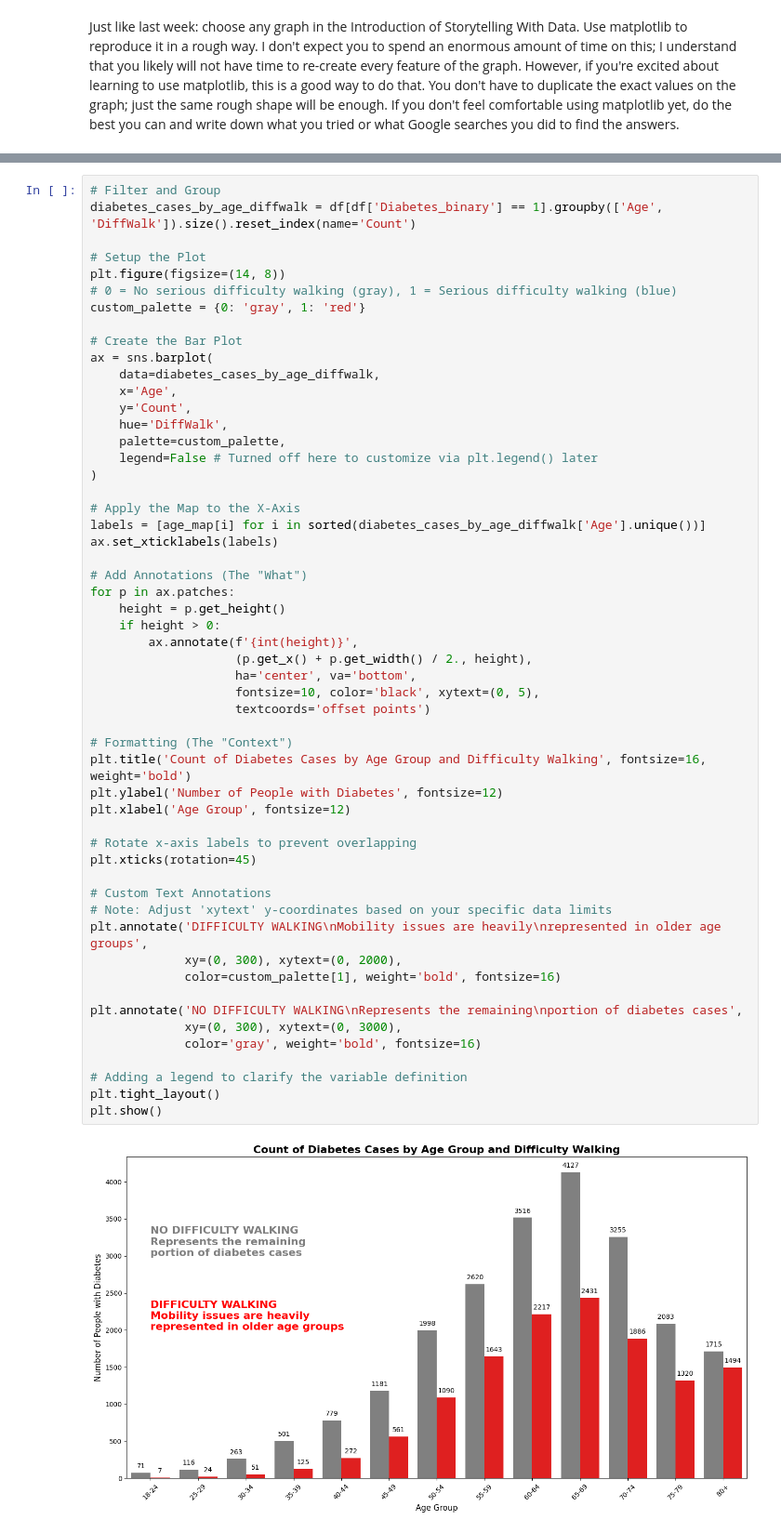
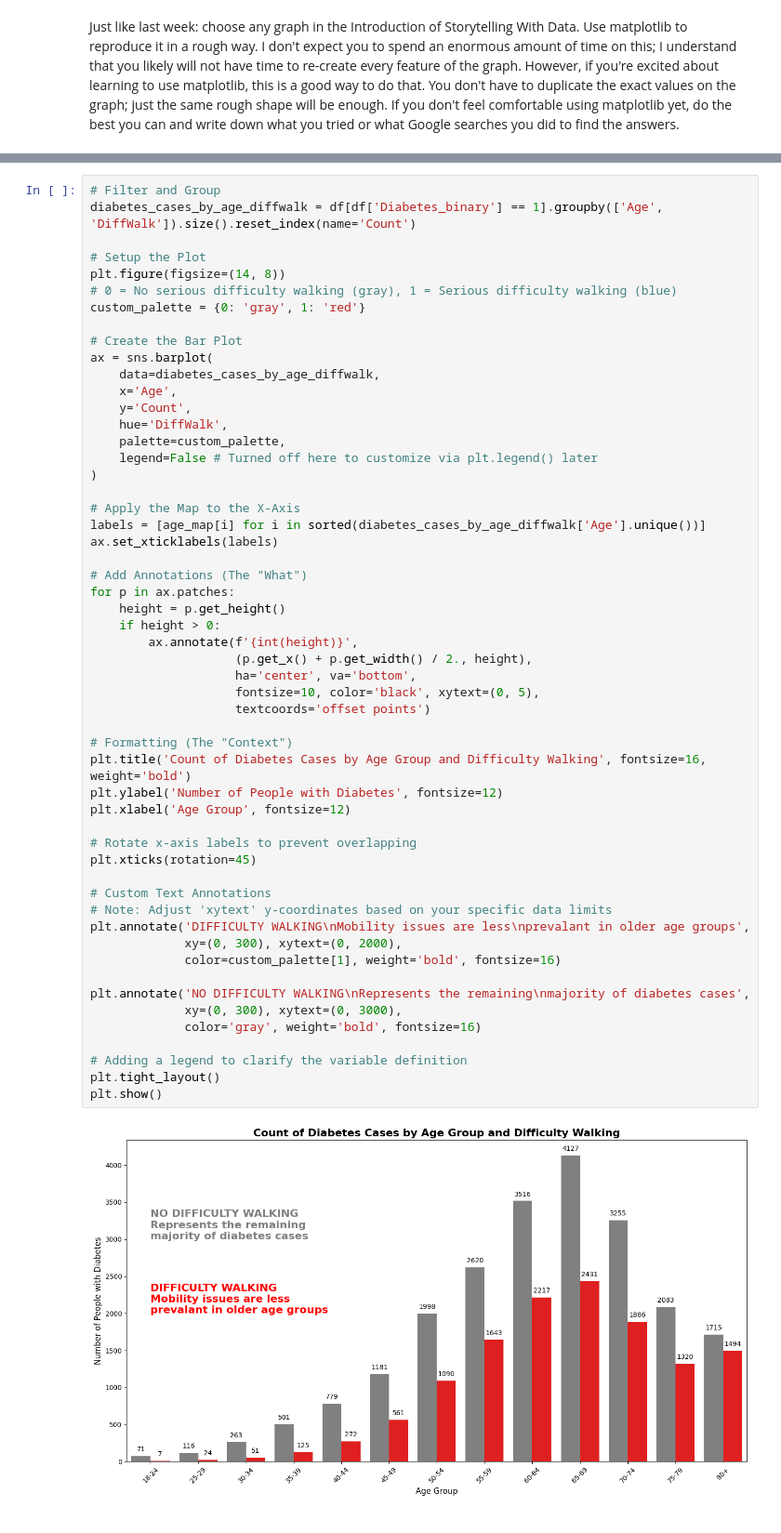
Before and after one commit to wadieabbas/Module-B-semester-2, a Jupyter notebook: OMDS-ModB2-Week2-Abbas-Wadie.ipynb, the cells around one changed output, grey strips where cells are left out. Shown at 93% size. Drawn from its saved outputs; the diff is of its cells as text.

```diff
--- a/OMDS-ModB2-Week2-Abbas-Wadie.ipynb
+++ b/OMDS-ModB2-Week2-Abbas-Wadie.ipynb
@@ -336,33 +336,33 @@ ax.set_xticklabels(labels)
 # Add Annotations (The "What")
 for p in ax.patches:
     height = p.get_height()
     if height > 0:
         ax.annotate(f'{int(height)}',
                     (p.get_x() + p.get_width() / 2., height),
                     ha='center', va='bottom',
                     fontsize=10, color='black', xytext=(0, 5),
                     textcoords='offset points')
 
 # Formatting (The "Context")
 plt.title('Count of Diabetes Cases by Age Group and Difficulty Walking', fontsize=16, weight='bold')
 plt.ylabel('Number of People with Diabetes', fontsize=12)
 plt.xlabel('Age Group', fontsize=12)
 
 # Rotate x-axis labels to prevent overlapping
 plt.xticks(rotation=45)
 
 # Custom Text Annotations
 # Note: Adjust 'xytext' y-coordinates based on your specific data limits
-plt.annotate('DIFFICULTY WALKING\nMobility issues are heavily\nrepresented in older age groups',
+plt.annotate('DIFFICULTY WALKING\nMobility issues are less\nprevalant in older age groups',
              xy=(0, 300), xytext=(0, 2000),
              color=custom_palette[1], weight='bold', fontsize=16)
 
-plt.annotate('NO DIFFICULTY WALKING\nRepresents the remaining\nportion of diabetes cases',
+plt.annotate('NO DIFFICULTY WALKING\nRepresents the remaining\nmajority of diabetes cases',
              xy=(0, 300), xytext=(0, 3000),
              color='gray', weight='bold', fontsize=16)
 
 # Adding a legend to clarify the variable definition
 plt.tight_layout()
 plt.show()
 # %% [output]
-[figure, old version]
+[figure, new version]
```
Also changed, not shown: parts of 5 cells of this notebook, 1 other file.
